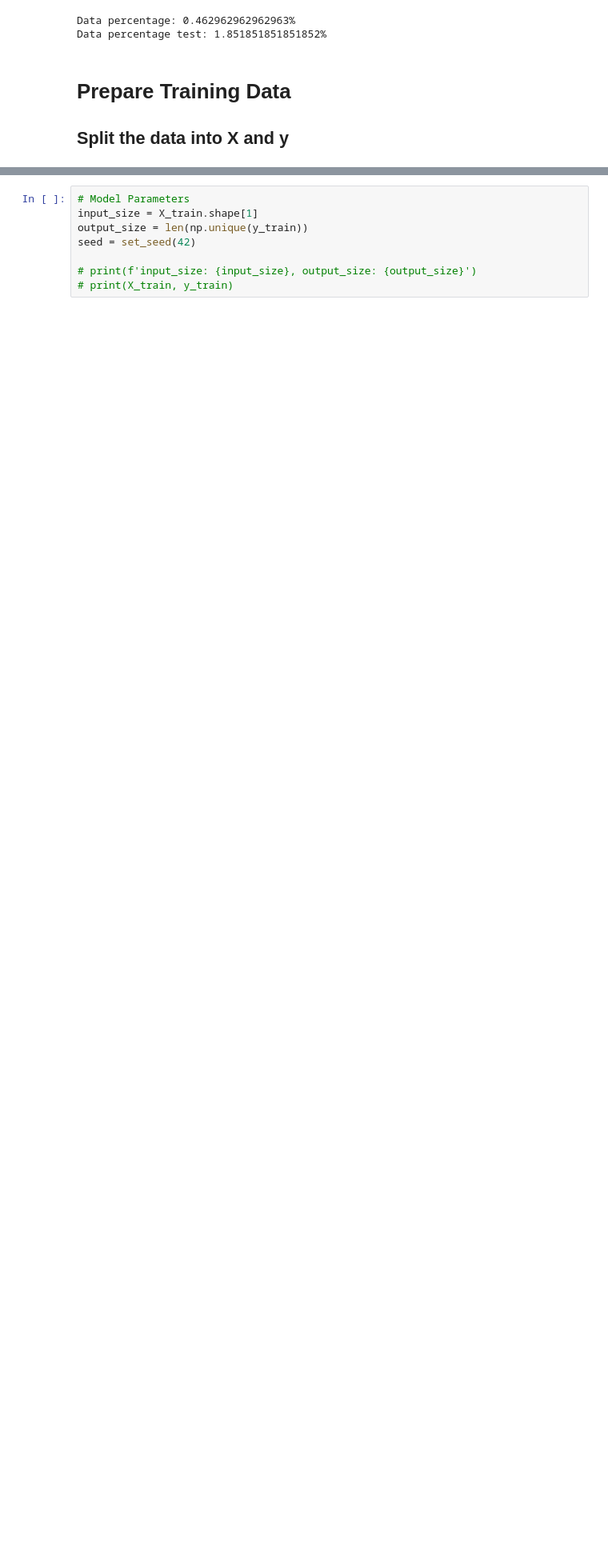
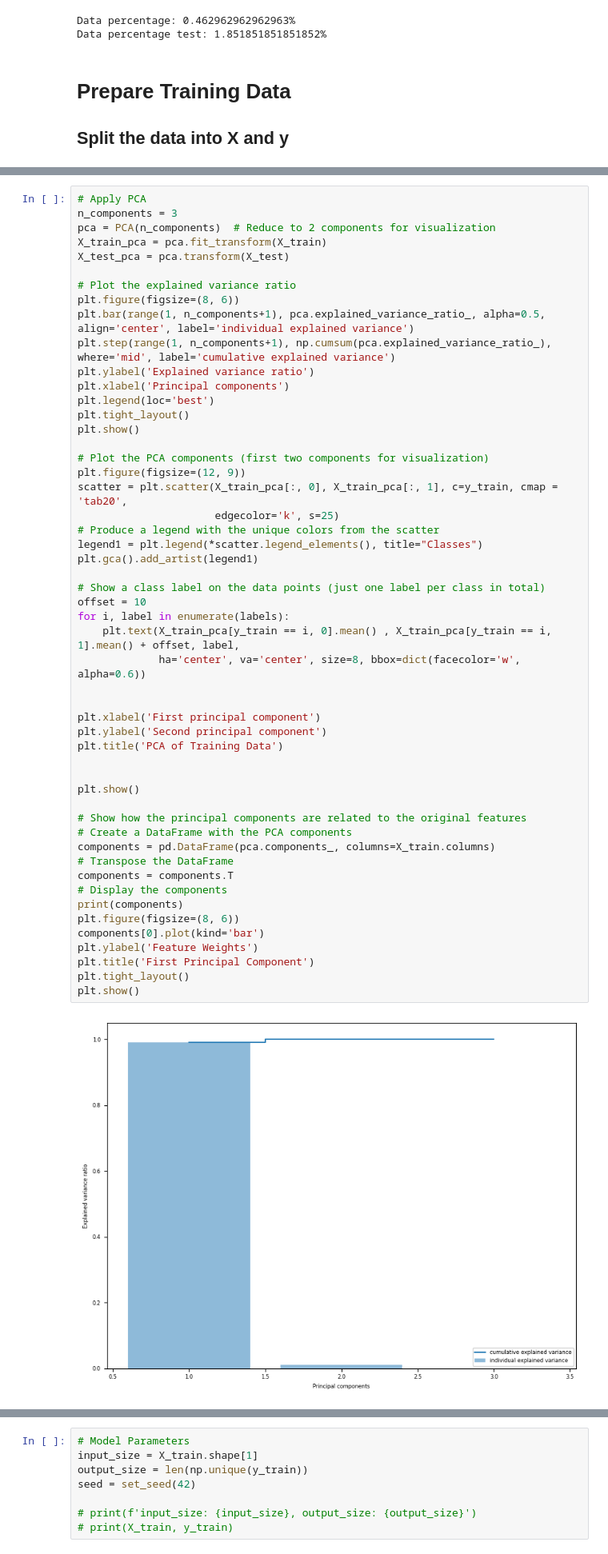
Before and after one commit to danimp94/PLASTICS-THz, a Jupyter notebook: src/scripts/notebook/Freq_Optimizacion_other_models.ipynb, the cells around one changed output, grey strips where cells are left out. Shown: that part at 80% size. Saved outputs shown, nothing was run; the diff lists cells and outputs as text; blank space fills up the shorter version.

```diff
--- a/src/scripts/notebook/Freq_Optimizacion_other_models.ipynb
+++ b/src/scripts/notebook/Freq_Optimizacion_other_models.ipynb
@@ -344,0 +350,54 @@ print(X_test) #HG mean, HG std dev, LG mean, LG std dev
+# %%
+# Apply PCA
+n_components = 3
+pca = PCA(n_components)  # Reduce to 2 components for visualization
+X_train_pca = pca.fit_transform(X_train)
+X_test_pca = pca.transform(X_test)
+
+# Plot the explained variance ratio
+plt.figure(figsize=(8, 6))
+plt.bar(range(1, n_components+1), pca.explained_variance_ratio_, alpha=0.5, align='center', label='individual explained variance')
+plt.step(range(1, n_components+1), np.cumsum(pca.explained_variance_ratio_), where='mid', label='cumulative explained variance')
+plt.ylabel('Explained variance ratio')
+plt.xlabel('Principal components')
+plt.legend(loc='best')
+plt.tight_layout()
+plt.show()
+
+# Plot the PCA components (first two components for visualization)
+plt.figure(figsize=(12, 9))
+scatter = plt.scatter(X_train_pca[:, 0], X_train_pca[:, 1], c=y_train, cmap = 'tab20',
+                      edgecolor='k', s=25)
+# Produce a legend with the unique colors from the scatter
+legend1 = plt.legend(*scatter.legend_elements(), title="Classes")
+plt.gca().add_artist(legend1)
+
+# Show a class label on the data points (just one label per class in total)
+offset = 10
+for i, label in enumerate(labels):
+    plt.text(X_train_pca[y_train == i, 0].mean() , X_train_pca[y_train == i, 1].mean() + offset, label,
+             ha='center', va='center', size=8, bbox=dict(facecolor='w', alpha=0.6))
+
+
+plt.xlabel('First principal component')
+plt.ylabel('Second principal component')
+plt.title('PCA of Training Data')
+
+
+plt.show()
+
+# Show how the principal components are related to the original features
+# Create a DataFrame with the PCA components
+components = pd.DataFrame(pca.components_, columns=X_train.columns)
+# Transpose the DataFrame
+components = components.T
+# Display the components
+print(components)
+plt.figure(figsize=(8, 6))
+components[0].plot(kind='bar')
+plt.ylabel('Feature Weights')
+plt.title('First Principal Component')
+plt.tight_layout()
+plt.show()
+# %% [output]
+[figure, added]
```
Also changed, not shown: parts of 9 cells of this notebook.
